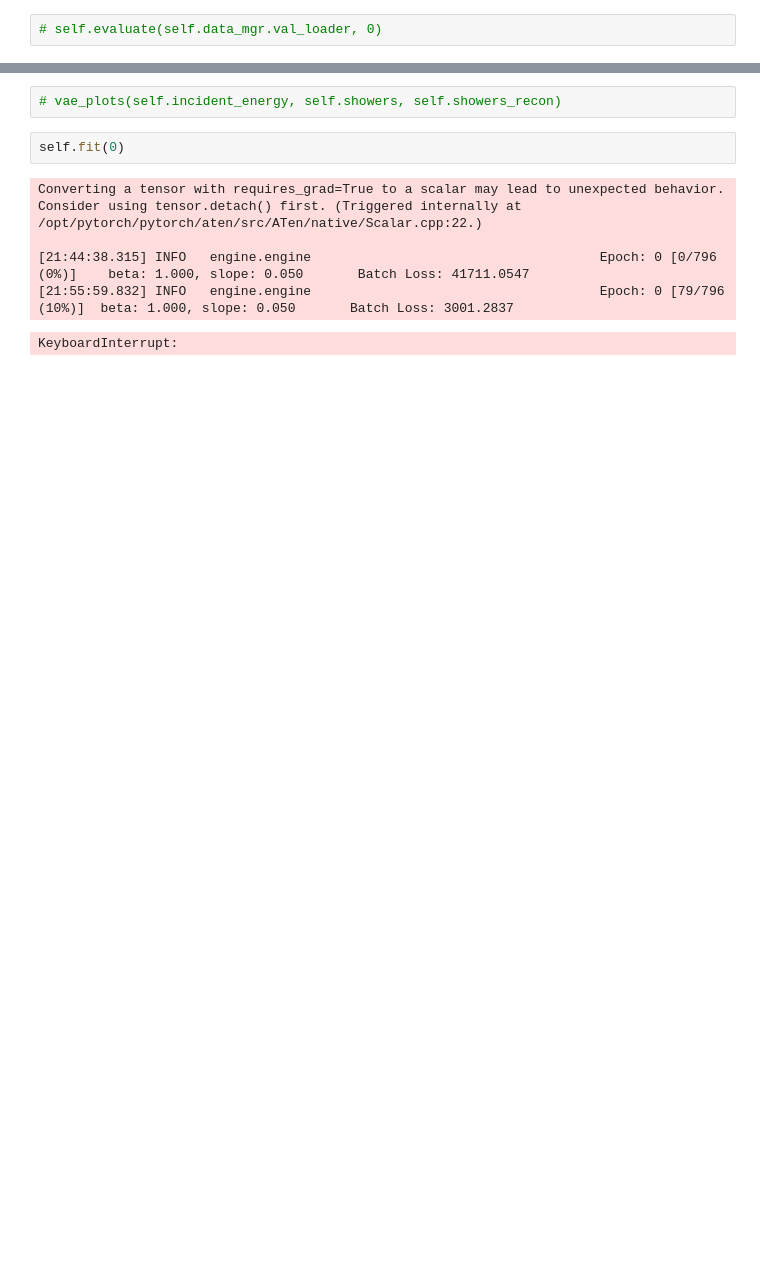
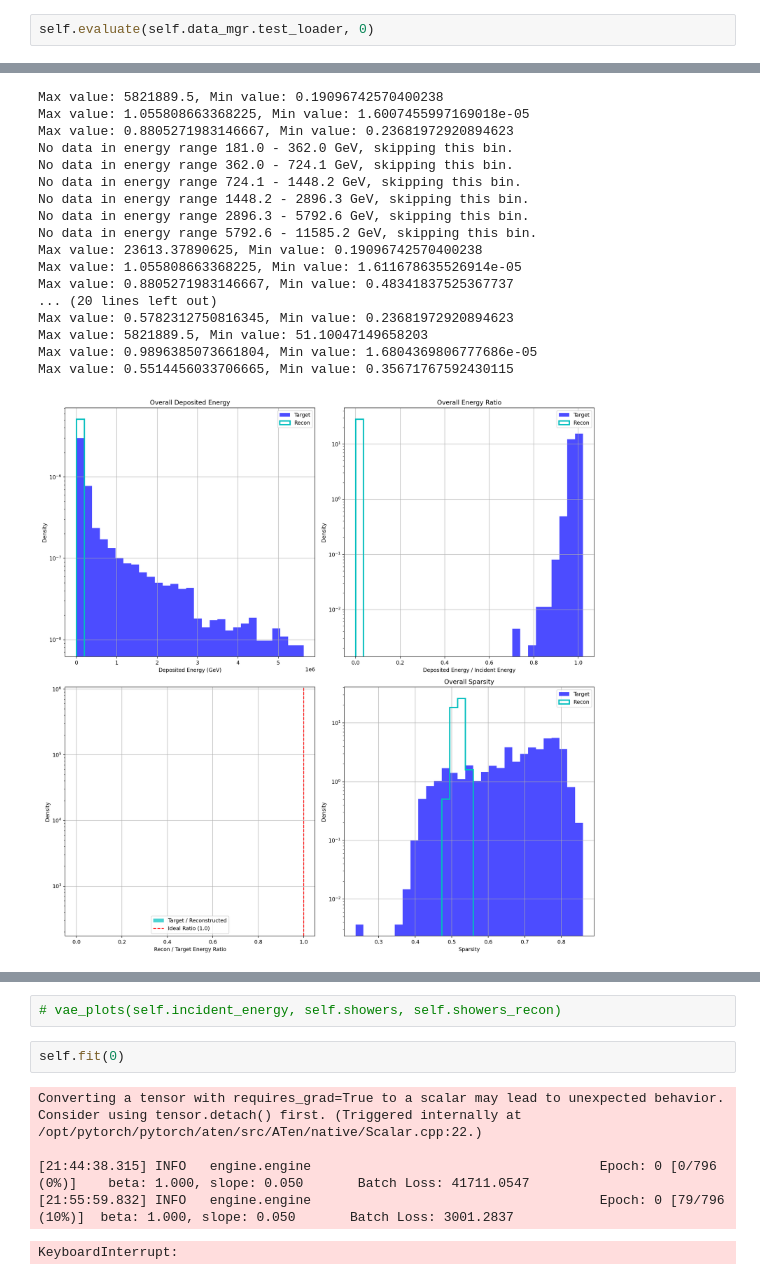
Before and after one commit to QaloSim/CaloQuVAE, a Jupyter notebook: nbJT.ipynb, the cells around one changed output, grey strips where cells are left out. Saved outputs shown, nothing was run; the diff lists cells and outputs as text; blank space fills up the shorter version.

```diff
--- a/nbJT.ipynb
+++ b/nbJT.ipynb
@@ -74,2 +68,3 @@ prior._weight_mask_dict.23 False
 # %%
-# self.evaluate(self.data_mgr.val_loader, 0)
+self.evaluate(self.data_mgr.test_loader, 0)
+# %% [output]
@@ -75,0 +72,18 @@ prior._weight_mask_dict.23 False
+Max value: 5821889.5, Min value: 0.19096742570400238
+Max value: 1.055808663368225, Min value: 1.6007455997169018e-05
+Max value: 0.8805271983146667, Min value: 0.23681972920894623
+No data in energy range 181.0 - 362.0 GeV, skipping this bin.
+No data in energy range 362.0 - 724.1 GeV, skipping this bin.
+No data in energy range 724.1 - 1448.2 GeV, skipping this bin.
+No data in energy range 1448.2 - 2896.3 GeV, skipping this bin.
+No data in energy range 2896.3 - 5792.6 GeV, skipping this bin.
+No data in energy range 5792.6 - 11585.2 GeV, skipping this bin.
+Max value: 23613.37890625, Min value: 0.19096742570400238
+Max value: 1.055808663368225, Min value: 1.611678635526914e-05
+Max value: 0.8805271983146667, Min value: 0.48341837525367737
+... (20 lines left out)
+Max value: 0.5782312750816345, Min value: 0.23681972920894623
+Max value: 5821889.5, Min value: 51.10047149658203
+Max value: 0.9896385073661804, Min value: 1.6804369806777686e-05
+Max value: 0.5514456033706665, Min value: 0.35671767592430115
+[figure, added]
```
Also changed, not shown: parts of 7 cells of this notebook.
